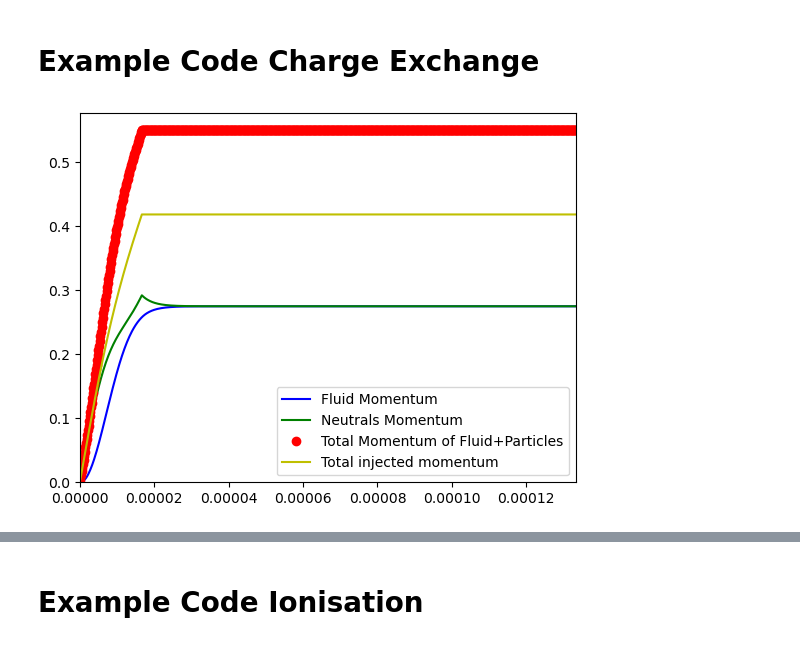
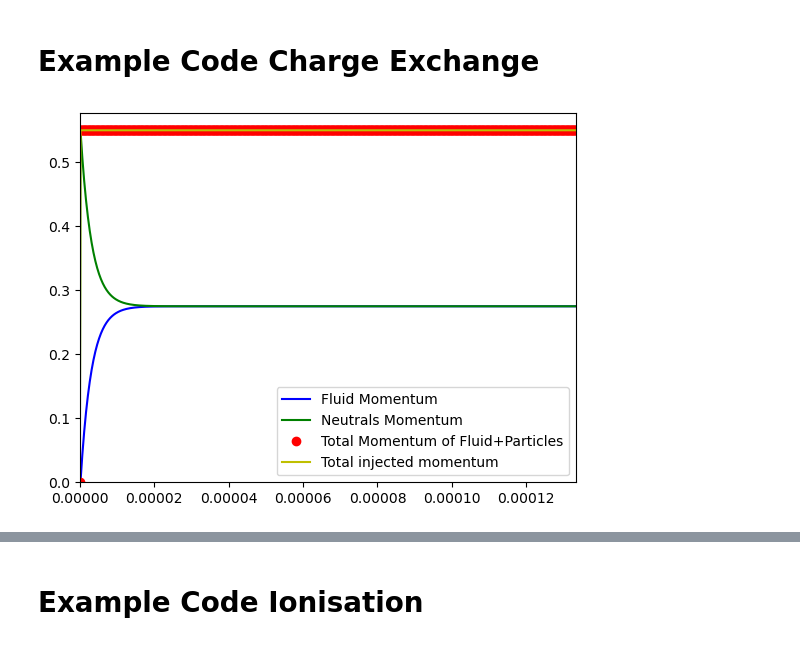
Before and after one commit to mbukaea/Atomic-Physics-In-Plasmas-Notes, a Jupyter notebook: test.ipynb, the cells around one changed output, grey strips where cells are left out. Saved outputs shown, nothing was run; the diff lists cells and outputs as text; code cells hidden in the pictures.

```diff
--- a/test.ipynb
+++ b/test.ipynb
@@ -64,7 +64,7 @@ import unittest #Used for unit testing of code
 R_CE = 5E-14 #Units m^3 s^-1
 w = 1.65E+16 #No units
 dt = 1.66667e-07 #Units Seconds
-timestep=1 #No units
+timestep=0 #No units
 max_neutrals_density=3.3e18;
 max_timesteps=800 #No units
 fluid_velocity_sd=0.0
@@ -84,13 +84,13 @@ neutrals_momentum=np.zeros(max_timesteps+1) #Nektar units
 time=np.zeros(max_timesteps+1) #Time in Nektar Units
 total_momentum_injected=np.zeros(max_timesteps+1) #Nektar Units
 
-particle_injection_timestep_cutoff=100 #Timestep at which code stops injecting particles
+particle_injection_timestep_cutoff=1 #Timestep at which code stops injecting particles
 
 while timestep <= max_timesteps:
     if timestep <= particle_injection_timestep_cutoff:
         neutrals_density=timestep*max_neutrals_density/float(particle_injection_timestep_cutoff)
 
-    if timestep<= particle_injection_timestep_cutoff:
+    if timestep<= particle_injection_timestep_cutoff and timestep!=0:
         injected_number_particles=(max_neutrals_density/float(particle_injection_timestep_cutoff))
         dp_injected=mass_of_single_neutral*injected_number_particles*neutrals_velocity[timestep]*k_n_to_nektar
         total_momentum_injected[timestep]=total_momentum_injected[timestep-1] + dp_injected
@@ -107,31 +107,31 @@ while timestep <= max_timesteps:
     #=[nektar_units_mass]*[nektar_units_velocity]*[SI_units_number_density]*[conversion_factor_SI_to_nektar_for_density]
     neutrals_momentum[timestep]=mass_of_single_neutral*neutrals_velocity[timestep]*neutrals_density*k_n_to_nektar
 
     #Units fluid_velocity (nektar_units)
     #=[nektar_units_momentum]*[1/nektar_mass_units]*[1/(SI_units_number_density)]*[1/(conversion_factor_SI_to_nektar_for_density)]
     fluid_velocity[timestep]=fluid_momentum[timestep]/(mass_of_single_ion*ion_density*k_n_to_nektar)
     random_fluid_velocity=np.random.normal(fluid_velocity[timestep],fluid_velocity_sd,size=None)
 
     #Units dp_tot
     #=[unitless]*[nektar_units_mass]*[nektar_units_velocity]
     dp_tot = dw*(- mass_of_single_neutral*neutrals_velocity[timestep] + mass_of_single_ion*random_fluid_velocity);
 
     if timestep < max_timesteps:
         neutrals_velocity[timestep+1]=neutrals_velocity[timestep] + dp_tot/w
         fluid_momentum[timestep+1]=fluid_momentum[timestep] - dp_tot*k_n_to_nektar/dt_nektar
     timestep=timestep+1
 
 
 plt.plot(time, fluid_momentum,'b', label="Fluid Momentum")
 plt.plot(time, neutrals_momentum,'g', label="Neutrals Momentum")
 
 plt.plot(time, neutrals_momentum+fluid_momentum,'ro', label="Total Momentum of Fluid+Particles")
 plt.plot(time, total_momentum_injected,'y', label="Total injected momentum")
 
 plt.axvline(x = 100, color = 'k', linestyle='--')
 plt.xlim([0, max_timesteps*dt])
 plt.ylim(bottom=0)
 plt.legend(loc="lower right")
 plt.show()
 # %% [output]
-[figure, old version]
+[figure, new version]
```
Also changed, not shown: parts of 1 cell of this notebook.
